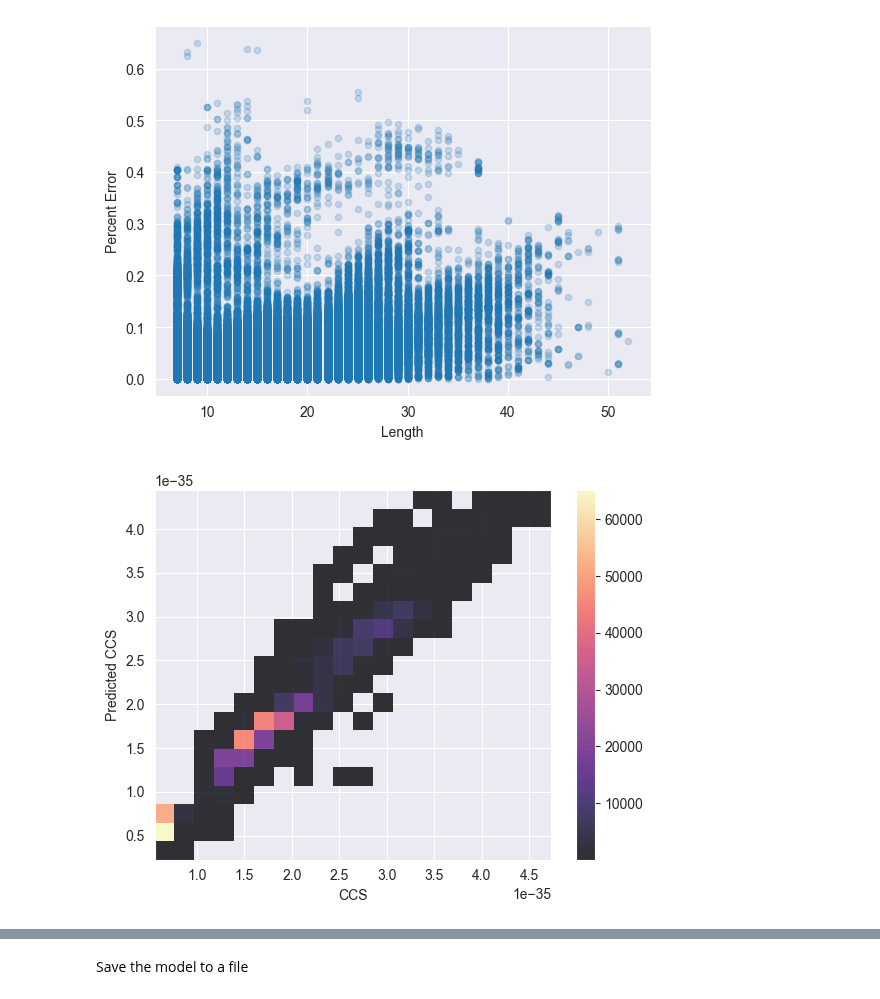
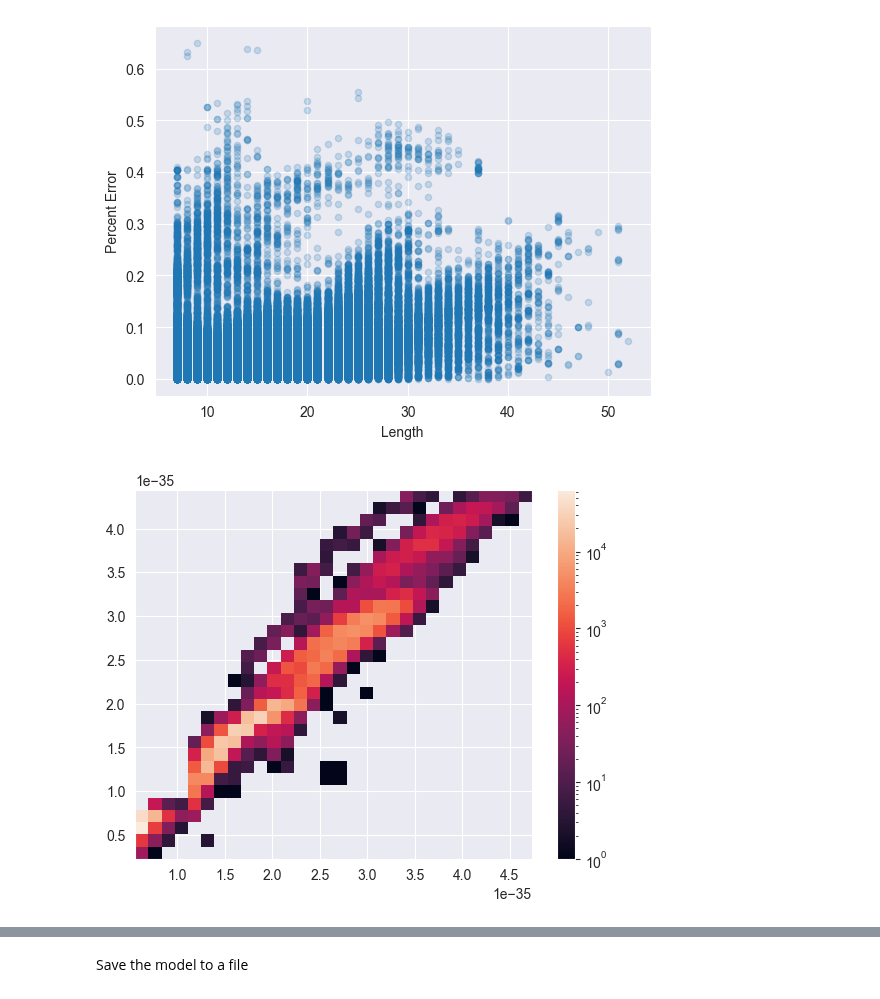
Before and after one commit to IngiumDev/ion-mobility-prediction, a Jupyter notebook: models/lin_reg/lin_reg_0.1.ipynb, the cells around one changed output, grey strips where cells are left out. Drawn from its saved outputs; the diff is of its cells as text; code cells hidden in the pictures.

Commit message:
histogram

```diff
--- a/models/lin_reg/lin_reg_0.1.ipynb
+++ b/models/lin_reg/lin_reg_0.1.ipynb
@@ -226,27 +227,24 @@ Spearman's Correlation Coefficient: 0.9943846753132166
 [figure]
 [figure]
 [figure]
-# %%
-# Assuming your data is already in a DataFrame
-ccs_data = mb_clean_frame["CCS"].to_numpy()
-predicted_ccs_data = mb_clean_frame["Predicted CCS"].to_numpy()
-
-# Increase the number of bins
-counts, xedges, yedges = np.histogram2d(ccs_data, predicted_ccs_data, bins=(20,20))
-
-# Create a weights array with the same shape as the data
-weights = np.log1p(counts)
-
-# Define the range for x and y axes
-x_range = (ccs_data.min(), ccs_data.max())
-y_range = (predicted_ccs_data.min(), predicted_ccs_data.max())
-
-# Create the 2D histogram
-plt.hist2d(x=ccs_data, y=predicted_ccs_data, bins=(20, 20), cmap='magma', range=[x_range, y_range], cmin=1, alpha=0.8)
-plt.colorbar()
-plt.xlabel('CCS')
-plt.ylabel('Predicted CCS')
-
-plt.show()
-# %% [output]
-[figure, removed]
+# %%
+# Assuming your data is already in a DataFrame
+ccs_data = mb_clean_frame["CCS"].to_numpy()
+predicted_ccs_data = mb_clean_frame["Predicted CCS"].to_numpy()
+
+x = mb_clean_frame["CCS"]
+y = mb_clean_frame["Predicted CCS"]
+# Create histogram
+hist, xedges, yedges = np.histogram2d(x, y, bins=[20,20])
+
+# Generate weights
+weights = hist / np.sum(hist)
+
+# Create 2D histogram with weights
+plt.hist2d(x, y, bins=[30,30],norm=colors.LogNorm())
+
+# Add colorbar and show plot
+plt.colorbar()
+plt.show()
+# %% [output]
+[figure, added]
```
Also changed, not shown: parts of 2 cells of this notebook.
